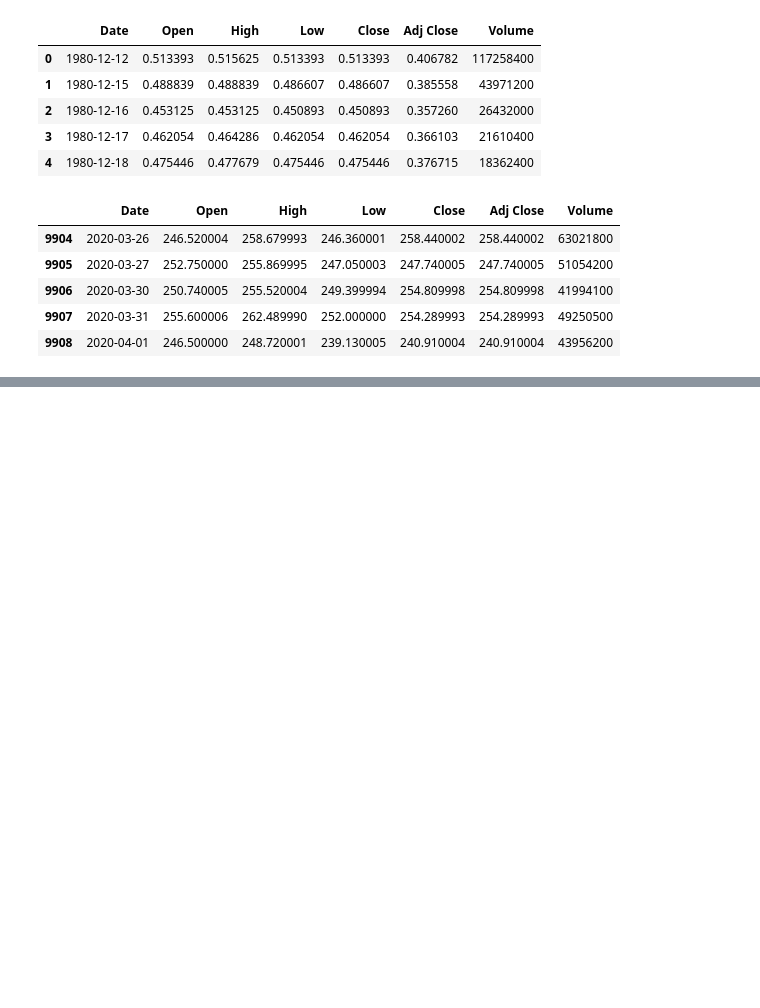
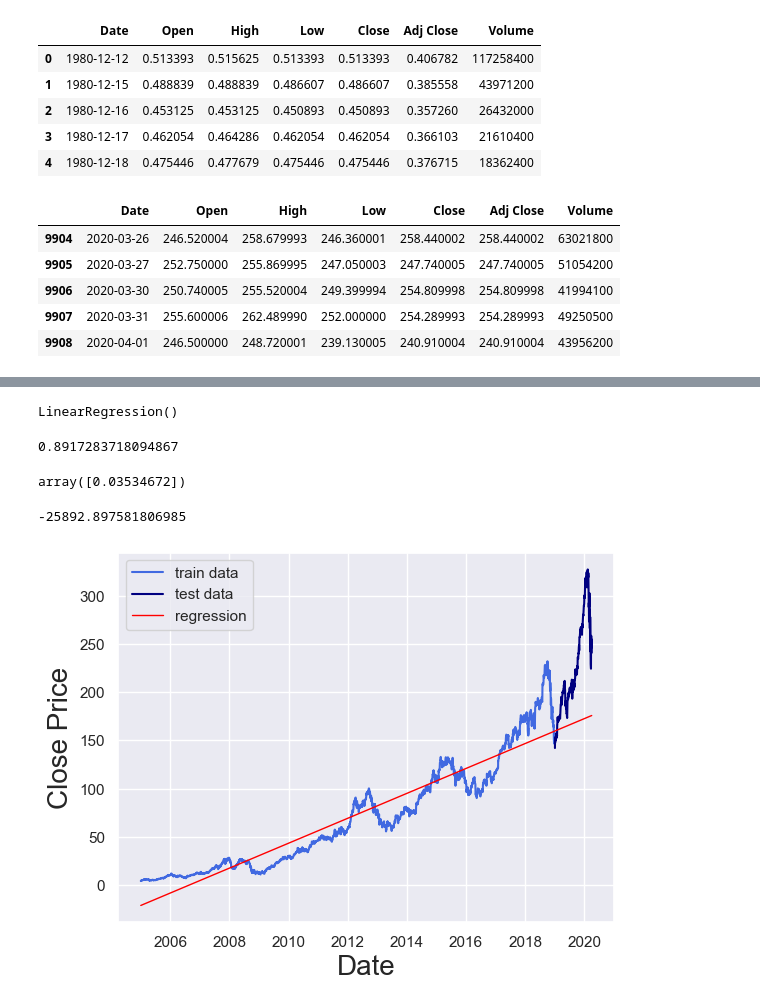
Before and after one commit to mahan-ym/stock-market-forecaster, a Jupyter notebook: StockPredictor.ipynb, the cells around one changed output, grey strips where cells are left out. Saved outputs shown, nothing was run; the diff lists cells and outputs as text; code cells hidden in the pictures; blank space fills up the shorter version.

```diff
--- a/StockPredictor.ipynb
+++ b/StockPredictor.ipynb
@@ -43,0 +159,34 @@ data.tail()
+# %%
+reg = LinearRegression()
+# %%
+reg.fit(x_matrix, y_matrix)
+# %% [output]
+LinearRegression()
+# %%
+# this is the r-squared error
+reg.score(x_matrix, y_matrix)
+# %% [output]
+0.8917283718094867
+# %%
+reg.coef_
+# %% [output]
+array([0.03534672])
+# %%
+# this is the constant
+reg.intercept_
+# %% [output]
+-25892.897581806985
+# %%
+# predict
+predict_prices = reg.predict(all_data_date_numerical.values.reshape(-1,1))
+# %%
+plt.plot(train_data_date,train_data['Close'], c = "royalblue", label ='train data')
+plt.plot(test_data_date,test_data['Close'], c = "navy" ,label ='test data')
+# Plot the regression line against the independent variable
+plt.plot(all_data_date,predict_prices, lw=1, c='red', label ='regression')
+plt.xlabel('Date', fontsize = 20)
+plt.ylabel('Close Price', fontsize = 20)
+plt.legend()
+plt.show()
+# %% [output]
+[figure, added]
```
Also changed, not shown: parts of 22 cells of this notebook.
